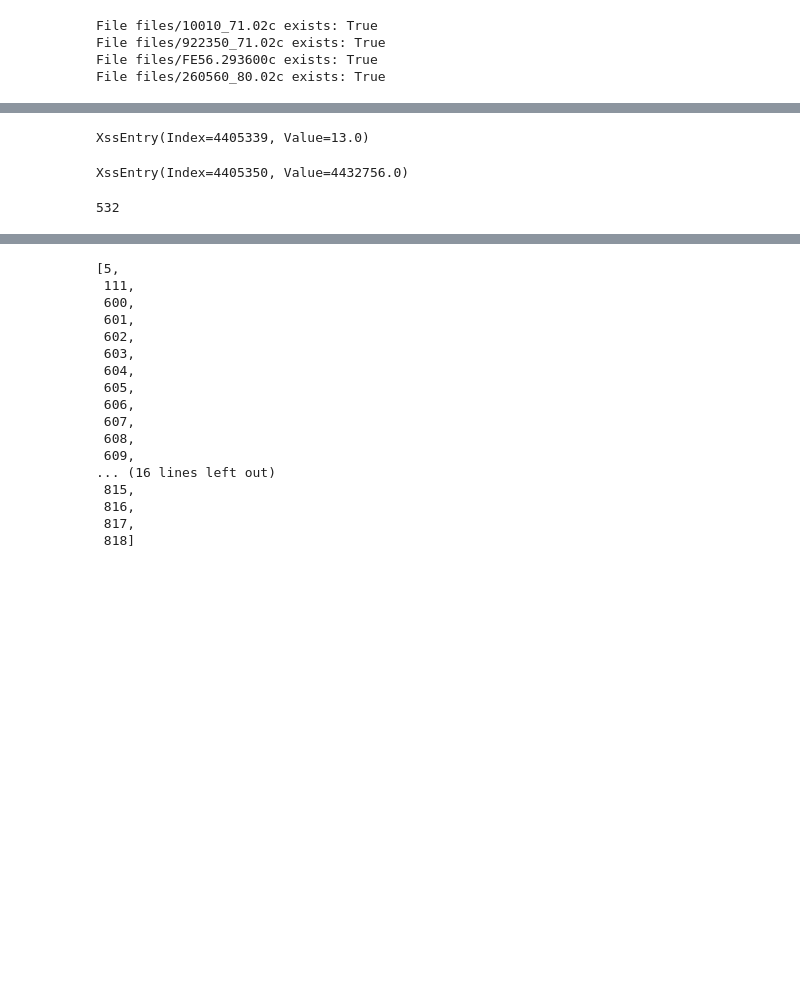
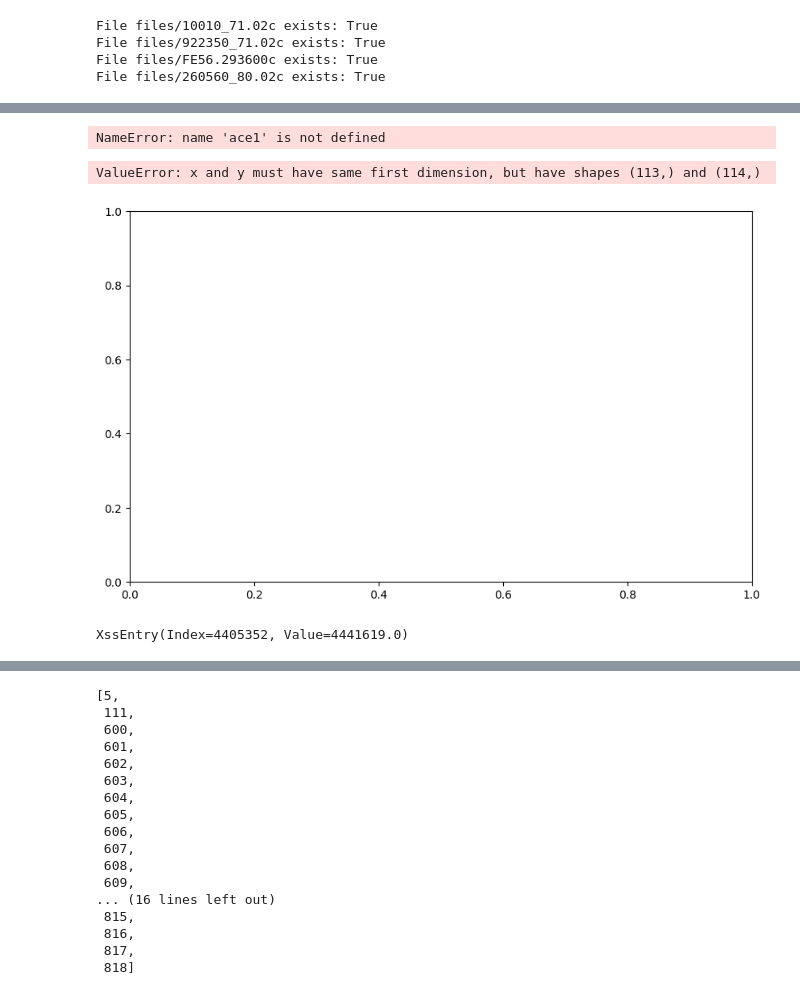
Before and after one commit to monleon96/kika, a Jupyter notebook: mcnpy/ace/test.ipynb, the cells around one changed output, grey strips where cells are left out. Saved outputs shown, nothing was run; the diff lists cells and outputs as text; code cells hidden in the pictures; blank space fills up the shorter version.

```diff
--- a/mcnpy/ace/test.ipynb
+++ b/mcnpy/ace/test.ipynb
@@ -57,12 +57,13 @@ ace1.header.jxs_array[13]
+# %%
+ace1.cross_section.mt_numbers
+# %% [output]
+NameError: name 'ace1' is not defined
+# %%
+ace1.cross_section.plot_reaction_xs(16)
+# %% [output]
+ValueError: x and y must have same first dimension, but have shapes (113,) and (114,)
+[figure, added]
 # %%
-ace1.xss_data[ace1.header.jxs_array[31]+1-1]
+ace1.xss_data[ace1.header.jxs_array[32]+10*(1-1)+8]
 # %% [output]
-XssEntry(Index=4405339, Value=13.0)
+XssEntry(Index=4405352, Value=4441619.0)
-# %%
-ace1.xss_data[ace1.header.jxs_array[32]+10*(1-1)+6]
-# %% [output]
-XssEntry(Index=4405350, Value=4432756.0)
-# %%
-ace1.header.nxs_array[6]
-# %% [output]
-532
```
Also changed, not shown: parts of 15 cells of this notebook, 57 other files.
